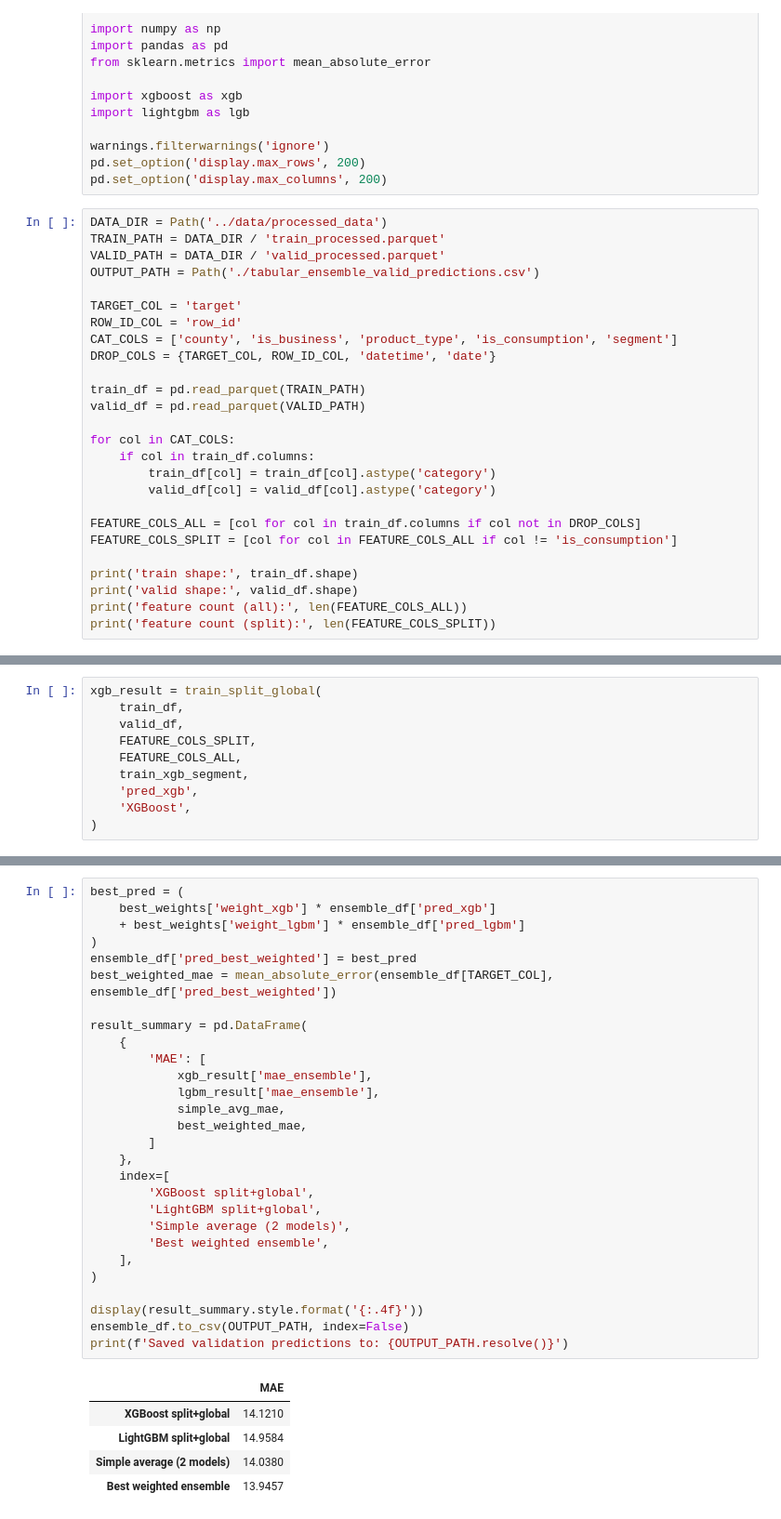
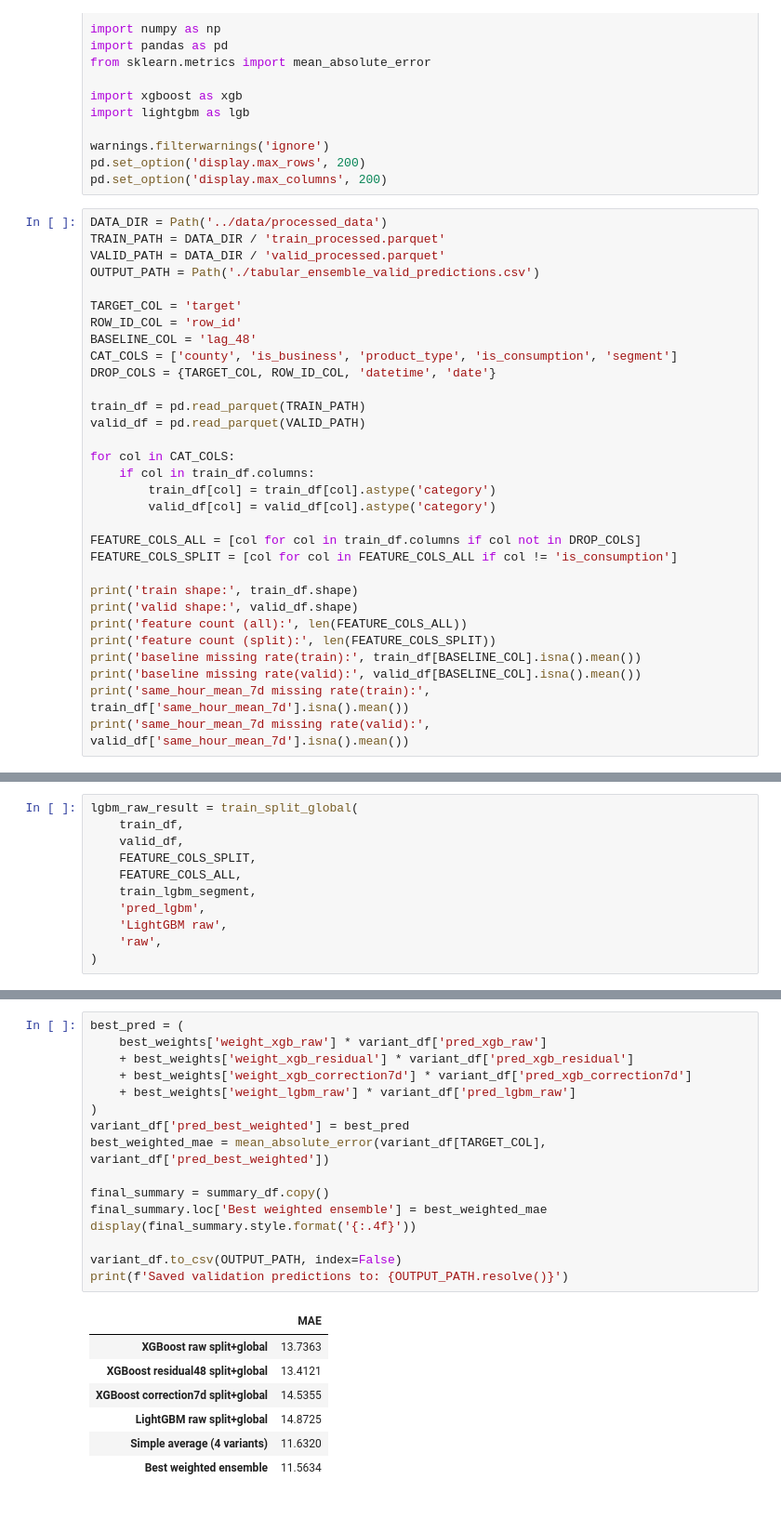
Before and after one commit to gyeong0212/DataScience2026, a Jupyter notebook: notebooks/Tabular_Ensemble.ipynb, the cells around one changed output, grey strips where cells are left out. Shown at 93% size. Saved outputs shown, nothing was run; the diff lists cells and outputs as text.

Commit message:
model tuning

```diff
--- a/notebooks/Tabular_Ensemble.ipynb
+++ b/notebooks/Tabular_Ensemble.ipynb
@@ -28,6 +33,7 @@ OUTPUT_PATH = Path('./tabular_ensemble_valid_predictions.csv')
 
 TARGET_COL = 'target'
 ROW_ID_COL = 'row_id'
+BASELINE_COL = 'lag_48'
 CAT_COLS = ['county', 'is_business', 'product_type', 'is_consumption', 'segment']
 DROP_COLS = {TARGET_COL, ROW_ID_COL, 'datetime', 'date'}
 
@@ -46,6 +52,10 @@ print('train shape:', train_df.shape)
 print('valid shape:', valid_df.shape)
 print('feature count (all):', len(FEATURE_COLS_ALL))
 print('feature count (split):', len(FEATURE_COLS_SPLIT))
+print('baseline missing rate(train):', train_df[BASELINE_COL].isna().mean())
+print('baseline missing rate(valid):', valid_df[BASELINE_COL].isna().mean())
+print('same_hour_mean_7d missing rate(train):', train_df['same_hour_mean_7d'].isna().mean())
+print('same_hour_mean_7d missing rate(valid):', valid_df['same_hour_mean_7d'].isna().mean())
 # %% [output]
 train shape: (1614612, 140)
 valid shape: (403740, 140)
@@ -210,11 +334,12 @@ def train_lgbm_segment(train_part, valid_part, feature_cols, segment_name):
 # %%
-xgb_result = train_split_global(
+lgbm_raw_result = train_split_global(
     train_df,
     valid_df,
     FEATURE_COLS_SPLIT,
     FEATURE_COLS_ALL,
-    train_xgb_segment,
-    'pred_xgb',
-    'XGBoost',
+    train_lgbm_segment,
+    'pred_lgbm',
+    'LightGBM raw',
+    'raw',
 )
 # %% [output]
@@ -351,36 +486,26 @@ mae            13.945684
 Name: 0, dtype: float64
 # %%
 best_pred = (
-    best_weights['weight_xgb'] * ensemble_df['pred_xgb']
-    + best_weights['weight_lgbm'] * ensemble_df['pred_lgbm']
+    best_weights['weight_xgb_raw'] * variant_df['pred_xgb_raw']
+    + best_weights['weight_xgb_residual'] * variant_df['pred_xgb_residual']
+    + best_weights['weight_xgb_correction7d'] * variant_df['pred_xgb_correction7d']
+    + best_weights['weight_lgbm_raw'] * variant_df['pred_lgbm_raw']
 )
-ensemble_df['pred_best_weighted'] = best_pred
-best_weighted_mae = mean_absolute_error(ensemble_df[TARGET_COL], ensemble_df['pred_best_weighted'])
+variant_df['pred_best_weighted'] = best_pred
+best_weighted_mae = mean_absolute_error(variant_df[TARGET_COL], variant_df['pred_best_weighted'])
 
-result_summary = pd.DataFrame(
-    {
-        'MAE': [
-            xgb_result['mae_ensemble'],
-            lgbm_result['mae_ensemble'],
-            simple_avg_mae,
-            best_weighted_mae,
-        ]
-    },
-    index=[
-        'XGBoost split+global',
-        'LightGBM split+global',
-        'Simple average (2 models)',
-        'Best weighted ensemble',
-    ],
-)
+final_summary = summary_df.copy()
+final_summary.loc['Best weighted ensemble'] = best_weighted_mae
+display(final_summary.style.format('{:.4f}'))
 
-display(result_summary.style.format('{:.4f}'))
-ensemble_df.to_csv(OUTPUT_PATH, index=False)
+variant_df.to_csv(OUTPUT_PATH, index=False)
 print(f'Saved validation predictions to: {OUTPUT_PATH.resolve()}')
 # %% [output]
 |  | MAE |
-| XGBoost split+global | 14.1210 |
-| LightGBM split+global | 14.9584 |
-| Simple average (2 models) | 14.0380 |
-| Best weighted ensemble | 13.9457 |
+| XGBoost raw split+global | 13.7363 |
+| XGBoost residual48 split+global | 13.4121 |
+| XGBoost correction7d split+global | 14.5355 |
+| LightGBM raw split+global | 14.8725 |
+| Simple average (4 variants) | 11.6320 |
+| Best weighted ensemble | 11.5634 |
 Saved validation predictions to: C:\Users\AN\Desktop\kaggle\notebooks\tabular_ensemble_valid_predictions.csv
```
Also changed, not shown: parts of 13 cells of this notebook, 1 other file.
